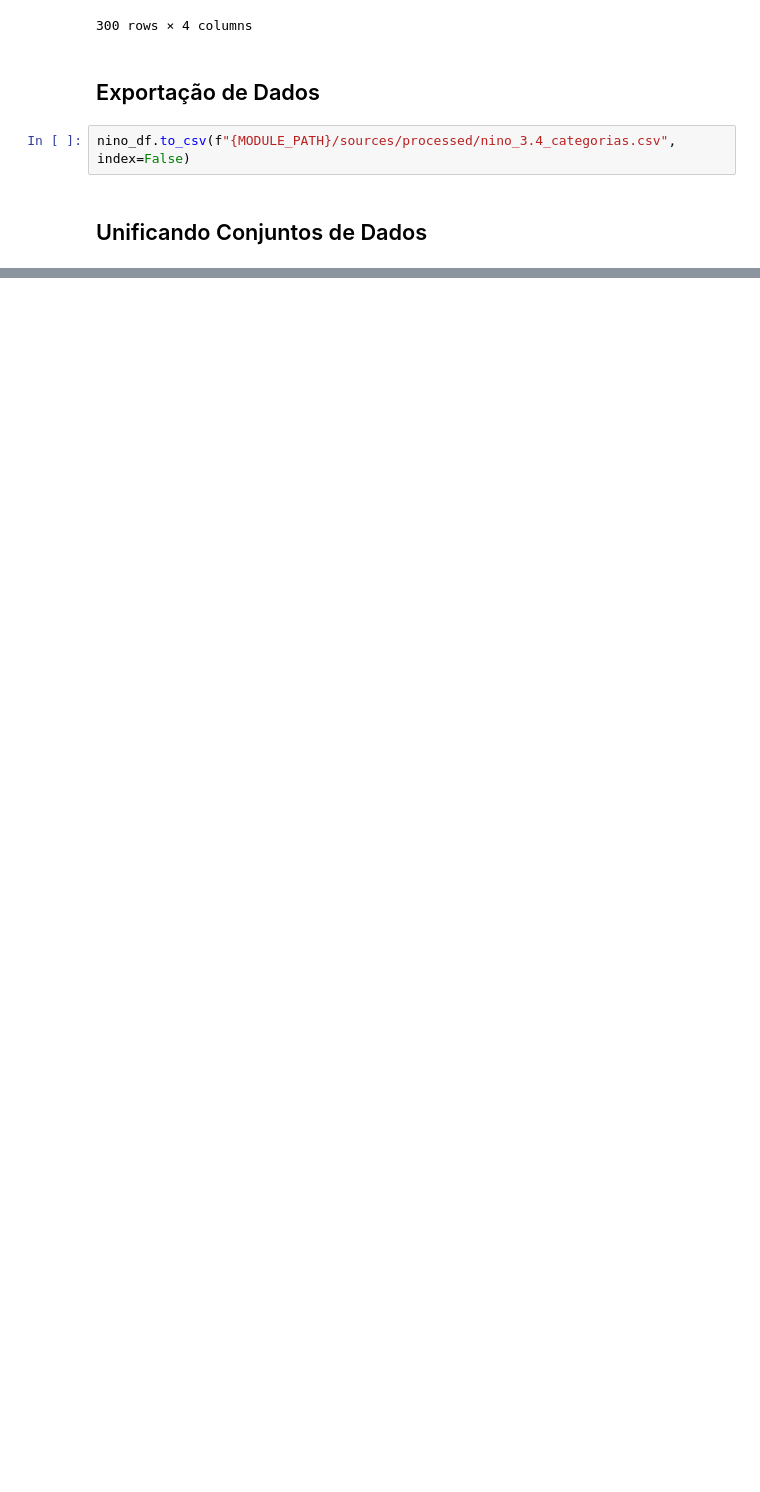
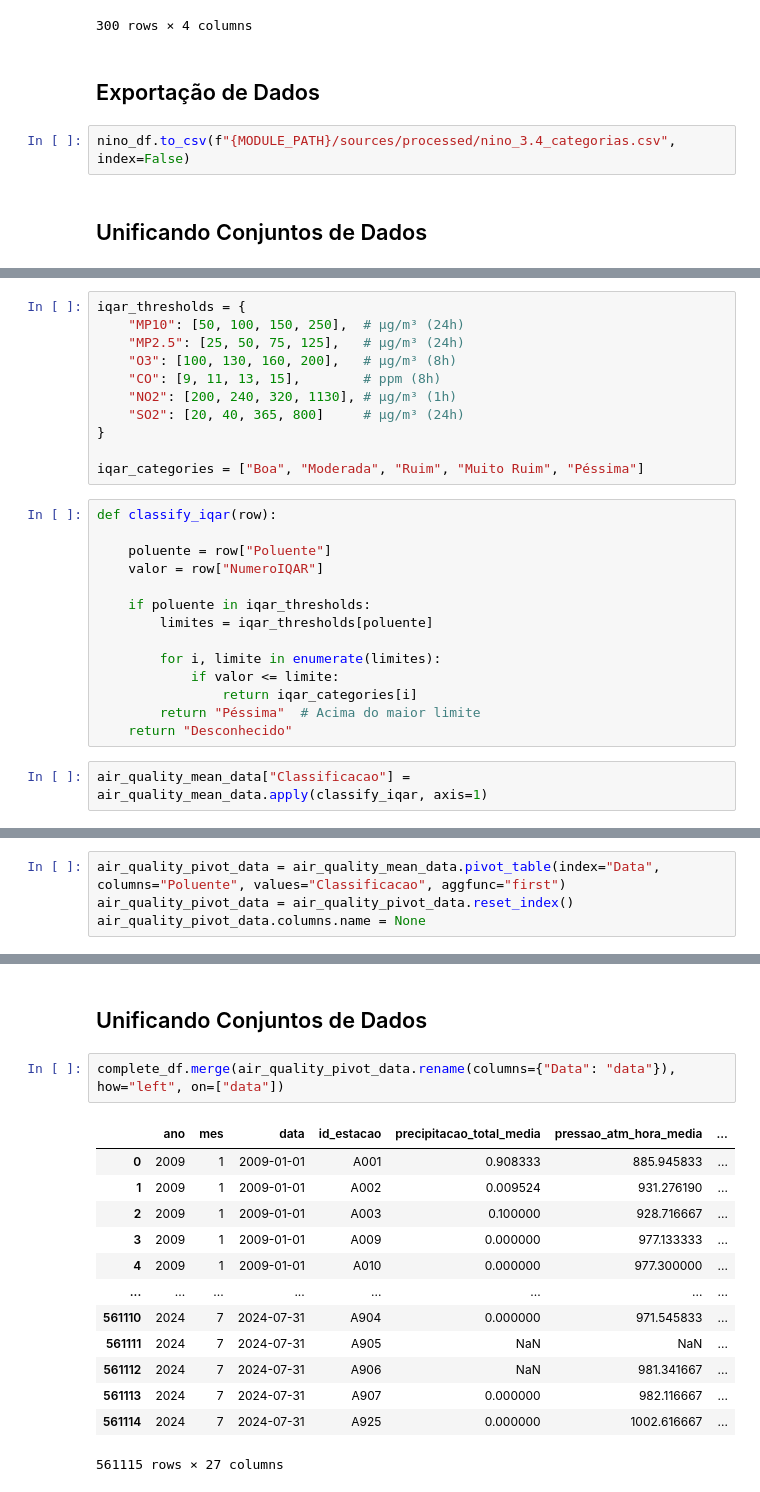
Before and after one commit to AlexandreSaback/tcc_anomaly_detection, a Jupyter notebook: explorations/AD_03_Preprocessing.ipynb, the cells around one changed output, grey strips where cells are left out. Saved outputs shown, nothing was run; the diff lists cells and outputs as text; blank space fills up the shorter version.

```diff
--- a/explorations/AD_03_Preprocessing.ipynb
+++ b/explorations/AD_03_Preprocessing.ipynb
@@ -431,0 +456,27 @@ nino_df.to_csv(f"{MODULE_PATH}/sources/processed/nino_3.4_categorias.csv", index
+# %%
+iqar_thresholds = {
+    "MP10": [50, 100, 150, 250],  # µg/m³ (24h)
+    "MP2.5": [25, 50, 75, 125],   # µg/m³ (24h)
+    "O3": [100, 130, 160, 200],   # µg/m³ (8h)
+    "CO": [9, 11, 13, 15],        # ppm (8h)
+    "NO2": [200, 240, 320, 1130], # µg/m³ (1h)
+    "SO2": [20, 40, 365, 800]     # µg/m³ (24h)
+}
+
+iqar_categories = ["Boa", "Moderada", "Ruim", "Muito Ruim", "Péssima"]
+# %%
+def classify_iqar(row):
+
+    poluente = row["Poluente"]
+    valor = row["NumeroIQAR"]
+
+    if poluente in iqar_thresholds:
+        limites = iqar_thresholds[poluente]
+
+        for i, limite in enumerate(limites):
+            if valor <= limite:
+                return iqar_categories[i]
+        return "Péssima"  # Acima do maior limite
+    return "Desconhecido"
+# %%
+air_quality_mean_data["Classificacao"] = air_quality_mean_data.apply(classify_iqar, axis=1)
@@ -431,0 +493,4 @@ nino_df.to_csv(f"{MODULE_PATH}/sources/processed/nino_3.4_categorias.csv", index
+# %%
+air_quality_pivot_data = air_quality_mean_data.pivot_table(index="Data", columns="Poluente", values="Classificacao", aggfunc="first")
+air_quality_pivot_data = air_quality_pivot_data.reset_index()
+air_quality_pivot_data.columns.name = None
@@ -431,0 +506,18 @@ nino_df.to_csv(f"{MODULE_PATH}/sources/processed/nino_3.4_categorias.csv", index
+# %% [markdown]
+## Unificando Conjuntos de Dados
+# %%
+complete_df.merge(air_quality_pivot_data.rename(columns={"Data": "data"}), how="left", on=["data"])
+# %% [output]
+|  | ano | mes | data | id_estacao | precipitacao_total_media | pressao_atm_hora_media | ... |
+| 0 | 2009 | 1 | 2009-01-01 | A001 | 0.908333 | 885.945833 | ... |
+| 1 | 2009 | 1 | 2009-01-01 | A002 | 0.009524 | 931.276190 | ... |
+| 2 | 2009 | 1 | 2009-01-01 | A003 | 0.100000 | 928.716667 | ... |
+| 3 | 2009 | 1 | 2009-01-01 | A009 | 0.000000 | 977.133333 | ... |
+| 4 | 2009 | 1 | 2009-01-01 | A010 | 0.000000 | 977.300000 | ... |
+| ... | ... | ... | ... | ... | ... | ... | ... |
+| 561110 | 2024 | 7 | 2024-07-31 | A904 | 0.000000 | 971.545833 | ... |
+| 561111 | 2024 | 7 | 2024-07-31 | A905 | NaN | NaN | ... |
+| 561112 | 2024 | 7 | 2024-07-31 | A906 | NaN | 981.341667 | ... |
+| 561113 | 2024 | 7 | 2024-07-31 | A907 | 0.000000 | 982.116667 | ... |
+| 561114 | 2024 | 7 | 2024-07-31 | A925 | 0.000000 | 1002.616667 | ... |
+561115 rows × 27 columns
```
Also changed, not shown: parts of 16 cells of this notebook, 1 other file.
